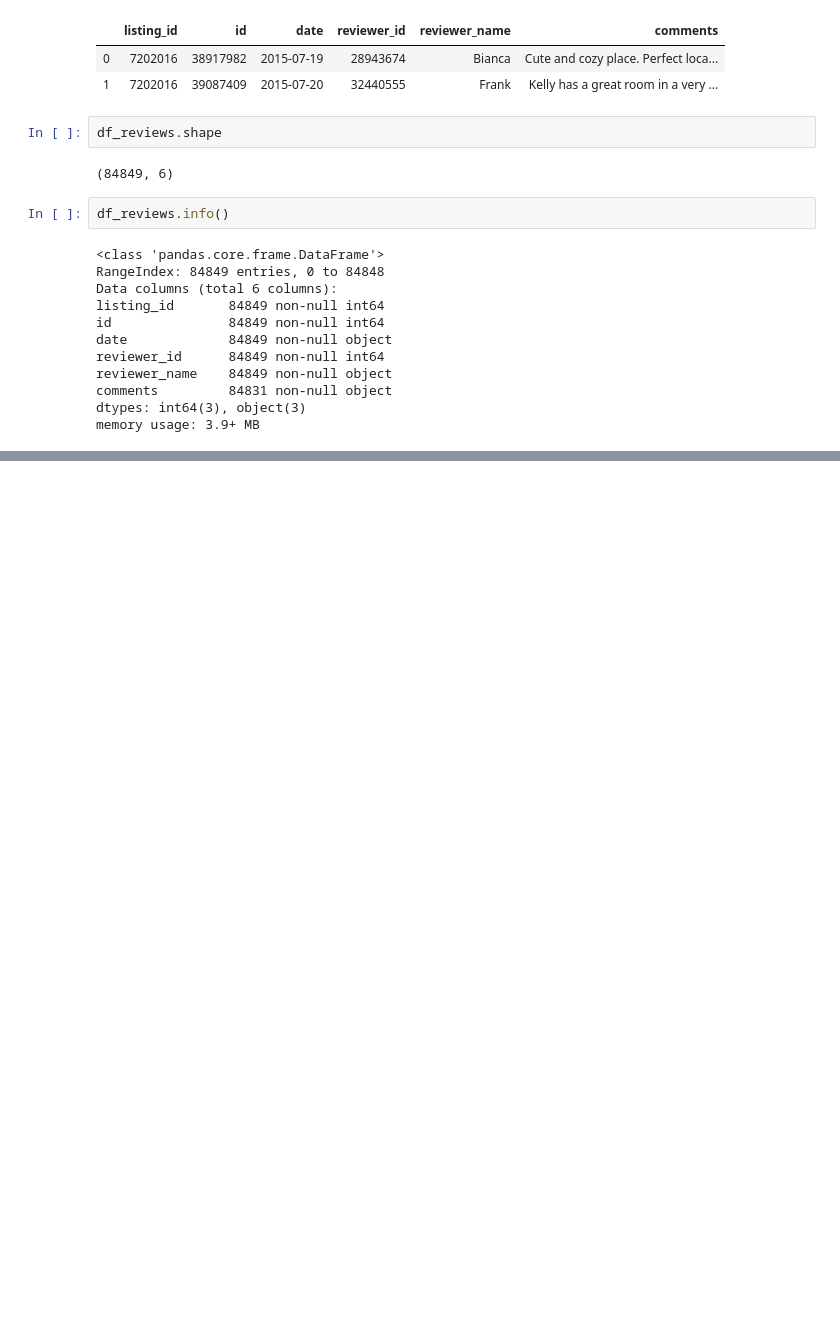
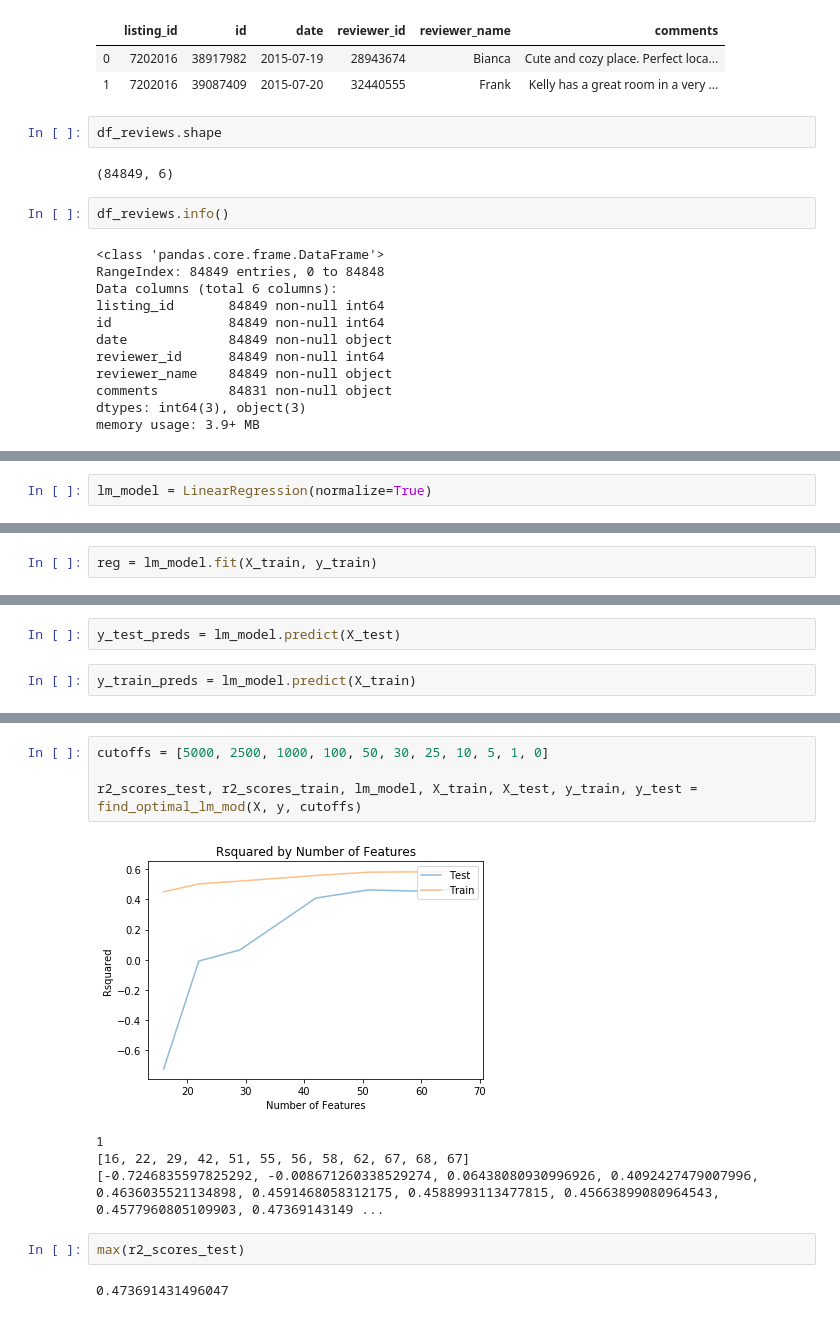
Before and after one commit to FRANZKAFKA13/Udacity-Data-Science, a Jupyter notebook: Project 1/Project_1.ipynb, the cells around one changed output, grey strips where cells are left out. Drawn from its saved outputs; the diff is of its cells as text; blank space fills up the shorter version.

```diff
--- a/Project 1/Project_1.ipynb
+++ b/Project 1/Project_1.ipynb
@@ -353,0 +787,2 @@ MultiIndex([(                            'id',  'mean'),
+# %%
+lm_model = LinearRegression(normalize=True)
@@ -353,0 +793,2 @@ MultiIndex([(                            'id',  'mean'),
+# %%
+reg = lm_model.fit(X_train, y_train)
@@ -353,0 +803,4 @@ MultiIndex([(                            'id',  'mean'),
+# %%
+y_test_preds = lm_model.predict(X_test)
+# %%
+y_train_preds = lm_model.predict(X_train)
@@ -353,0 +891,13 @@ MultiIndex([(                            'id',  'mean'),
+# %%
+cutoffs = [5000, 2500, 1000, 100, 50, 30, 25, 10, 5, 1, 0]
+
+r2_scores_test, r2_scores_train, lm_model, X_train, X_test, y_train, y_test = find_optimal_lm_mod(X, y, cutoffs)
+# %% [output]
+[figure, added]
+1
+[16, 22, 29, 42, 51, 55, 56, 58, 62, 67, 68, 67]
+[-0.7246835597825292, -0.008671260338529274, 0.06438080930996926, 0.4092427479007996, 0.4636035521134898, 0.4591468058312175, 0.4588993113477815, 0.45663899080964543, 0.4577960805109903, 0.47369143149 ...
+# %%
+max(r2_scores_test)
+# %% [output]
+0.473691431496047
```
Also changed, not shown: parts of 128 cells of this notebook.
